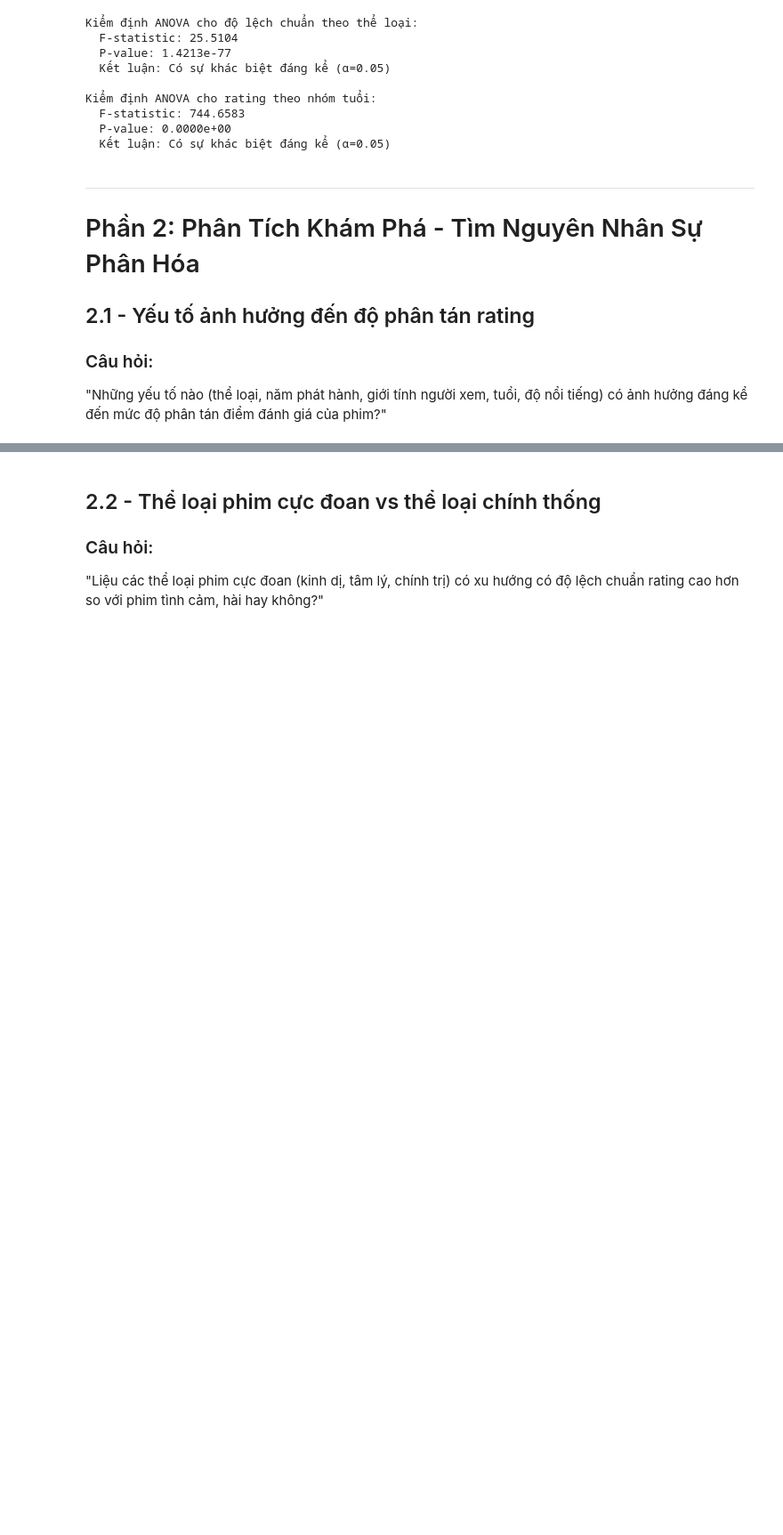
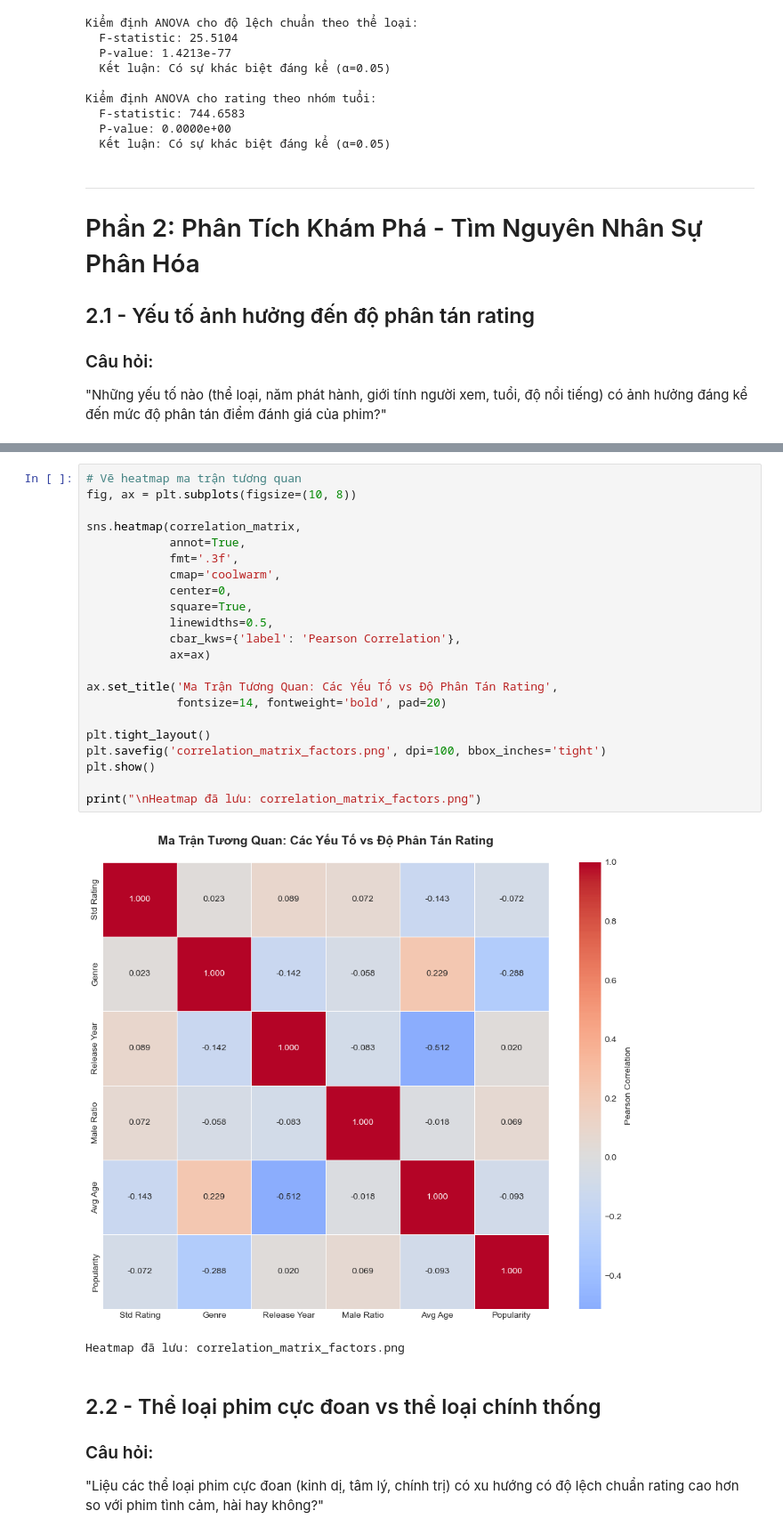
Before and after one commit to Mint0511/PTDL-25-26, a Jupyter notebook: lab02/13.2.ipynb, the cells around one changed output, grey strips where cells are left out. Shown at 89% size. Saved outputs shown, nothing was run; the diff lists cells and outputs as text; blank space fills up the shorter version.

```diff
--- a/lab02/13.2.ipynb
+++ b/lab02/13.2.ipynb
@@ -510,3 +512,28 @@ Index: []
+# %%
+# Vẽ heatmap ma trận tương quan
+fig, ax = plt.subplots(figsize=(10, 8))
+
+sns.heatmap(correlation_matrix,
+            annot=True,
+            fmt='.3f',
+            cmap='coolwarm',
+            center=0,
+            square=True,
+            linewidths=0.5,
+            cbar_kws={'label': 'Pearson Correlation'},
+            ax=ax)
+
+ax.set_title('Ma Trận Tương Quan: Các Yếu Tố vs Độ Phân Tán Rating',
+             fontsize=14, fontweight='bold', pad=20)
+
+plt.tight_layout()
+plt.savefig('correlation_matrix_factors.png', dpi=100, bbox_inches='tight')
+plt.show()
+
+print("\nHeatmap đã lưu: correlation_matrix_factors.png")
+# %% [output]
+[figure, added]
+Heatmap đã lưu: correlation_matrix_factors.png
 # %% [markdown]
 ## 2.2 - Thể loại phim cực đoan vs thể loại chính thống
 
```
Also changed, not shown: parts of 15 cells of this notebook, 11 other files.
